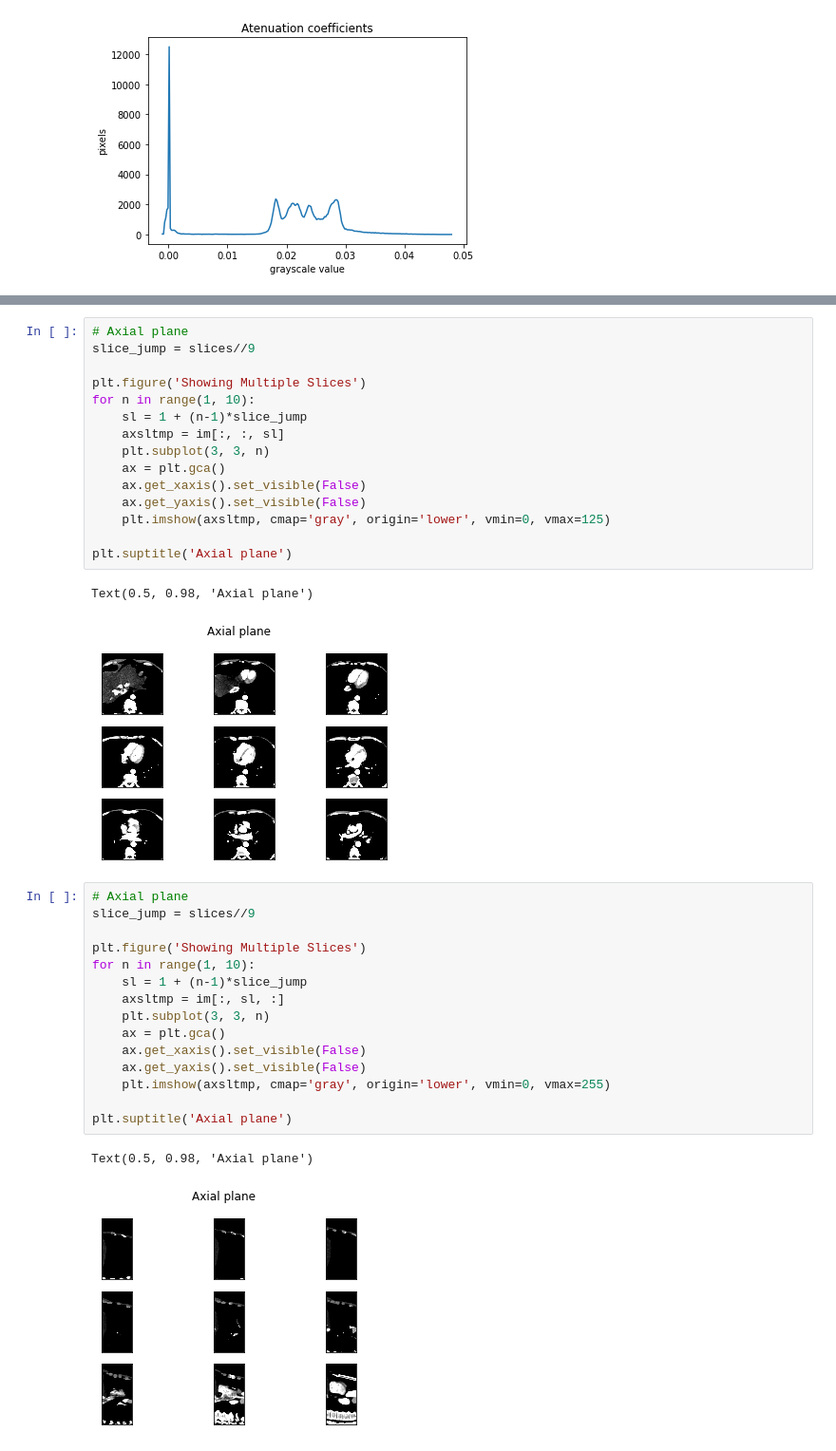
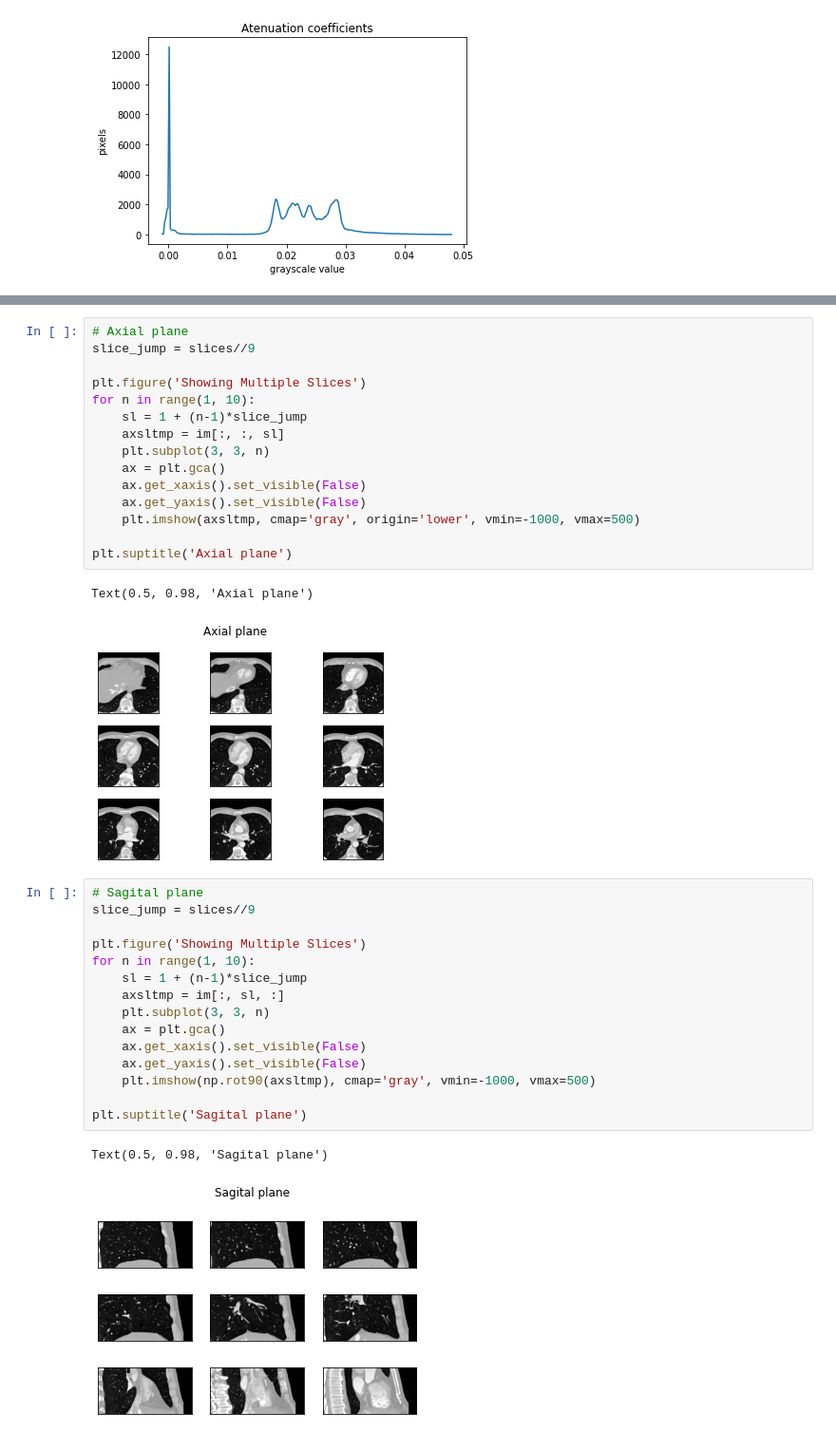
Before and after one commit to murillo-teixeira/medical-imaging-assignments, a Jupyter notebook: 1. Lab 1/Lab1.ipynb, the cells around one changed output, grey strips where cells are left out. Shown at 95% size. Cells and saved outputs as stored; diff of their text form.

```diff
--- a/1. Lab 1/Lab1.ipynb
+++ b/1. Lab 1/Lab1.ipynb
@@ -83,27 +80,27 @@ for n in range(1, 10):
     ax = plt.gca()
     ax.get_xaxis().set_visible(False)
     ax.get_yaxis().set_visible(False)
-    plt.imshow(axsltmp, cmap='gray', origin='lower', vmin=0, vmax=125)
+    plt.imshow(axsltmp, cmap='gray', origin='lower', vmin=-1000, vmax=500)
 
 plt.suptitle('Axial plane')
 # %% [output]
 Text(0.5, 0.98, 'Axial plane')
-[figure, old version]
+[figure, new version]
 # %%
-# Axial plane
+# Sagital plane
 slice_jump = slices//9
 
 plt.figure('Showing Multiple Slices')
 for n in range(1, 10):
     sl = 1 + (n-1)*slice_jump
     axsltmp = im[:, sl, :]
     plt.subplot(3, 3, n)
     ax = plt.gca()
     ax.get_xaxis().set_visible(False)
     ax.get_yaxis().set_visible(False)
-    plt.imshow(axsltmp, cmap='gray', origin='lower', vmin=0, vmax=255)
+    plt.imshow(np.rot90(axsltmp), cmap='gray', vmin=-1000, vmax=500)
 
-plt.suptitle('Axial plane')
+plt.suptitle('Sagital plane')
 # %% [output]
-Text(0.5, 0.98, 'Axial plane')
+Text(0.5, 0.98, 'Sagital plane')
-[figure, old version]
+[figure, new version]
```
Also changed, not shown: parts of 14 cells of this notebook.
